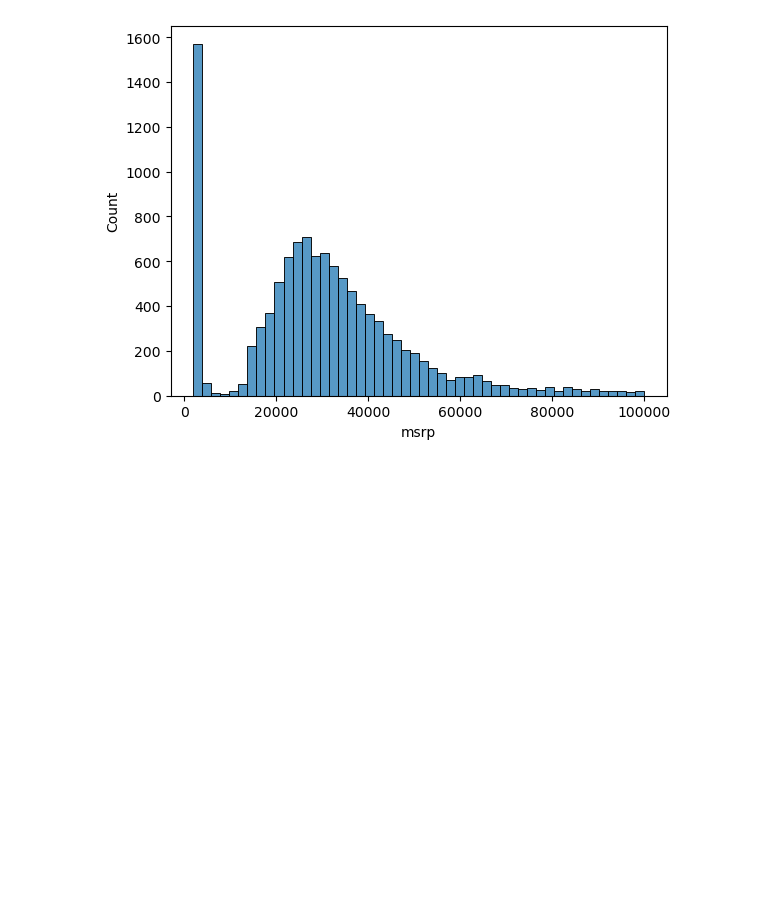
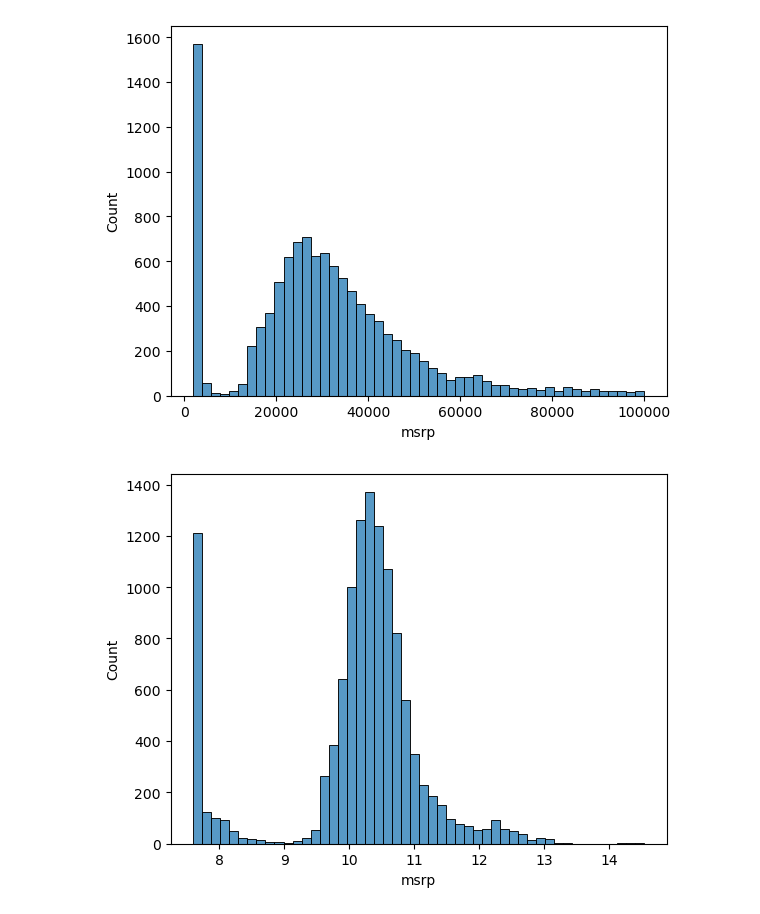
Before and after one commit to rayanahmax/Machine-Learning, a Jupyter notebook: Projects/car_prediction.ipynb, the cells around one changed output. Cells and saved outputs as stored; diff of their text form; code cells hidden in the pictures; blank space fills up the shorter version.

```diff
--- a/Projects/car_prediction.ipynb
+++ b/Projects/car_prediction.ipynb
@@ -81,3 +81,9 @@ sns.histplot(df.msrp[df.msrp<100000], bins=50)
 plt.show()
 # %% [output]
 [figure]
+# %%
+price_logs = np.log1p(df.msrp)
+sns.histplot(price_logs, bins=50)
+plt.show()
+# %% [output]
+[figure, added]
```
Also changed, not shown: parts of 11 cells of this notebook.
